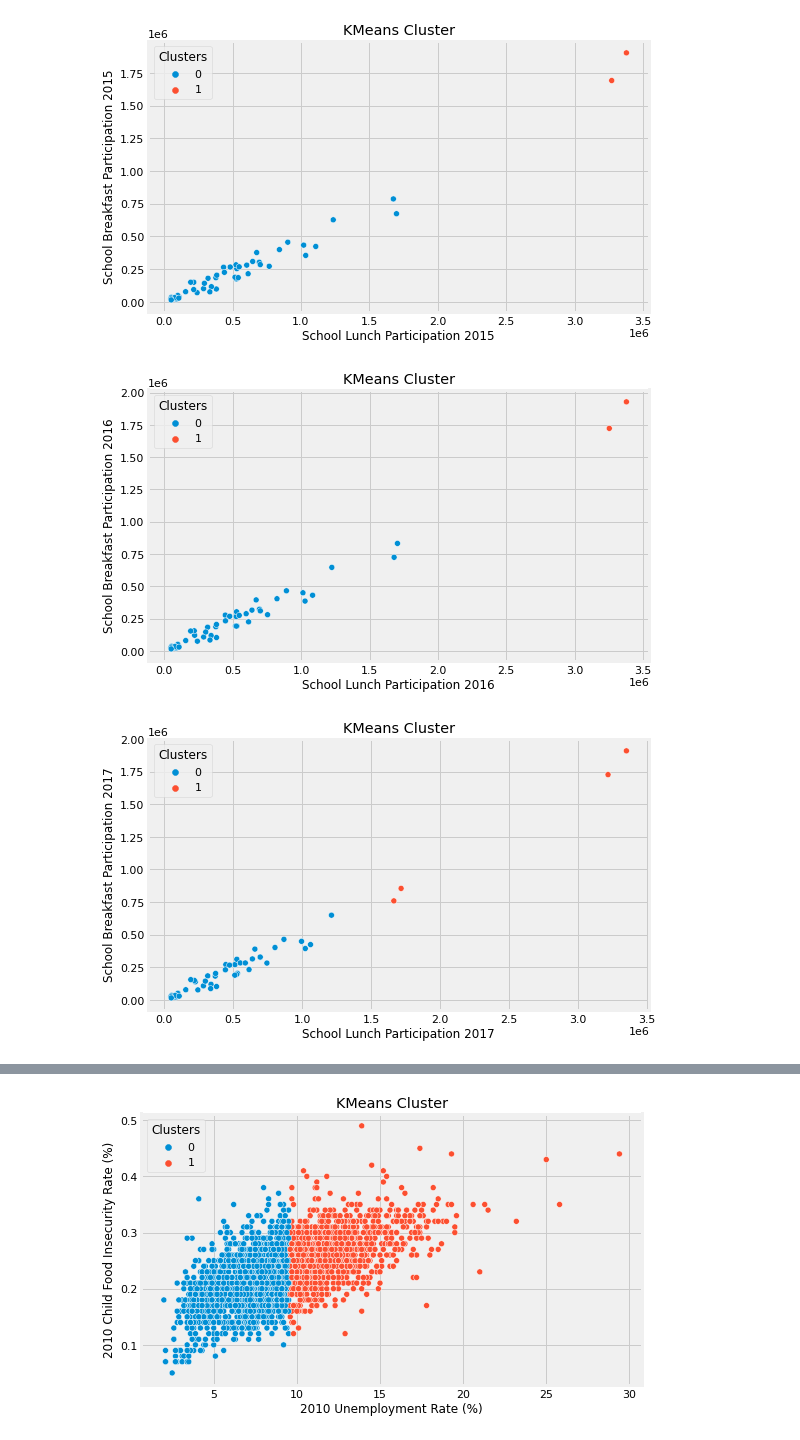
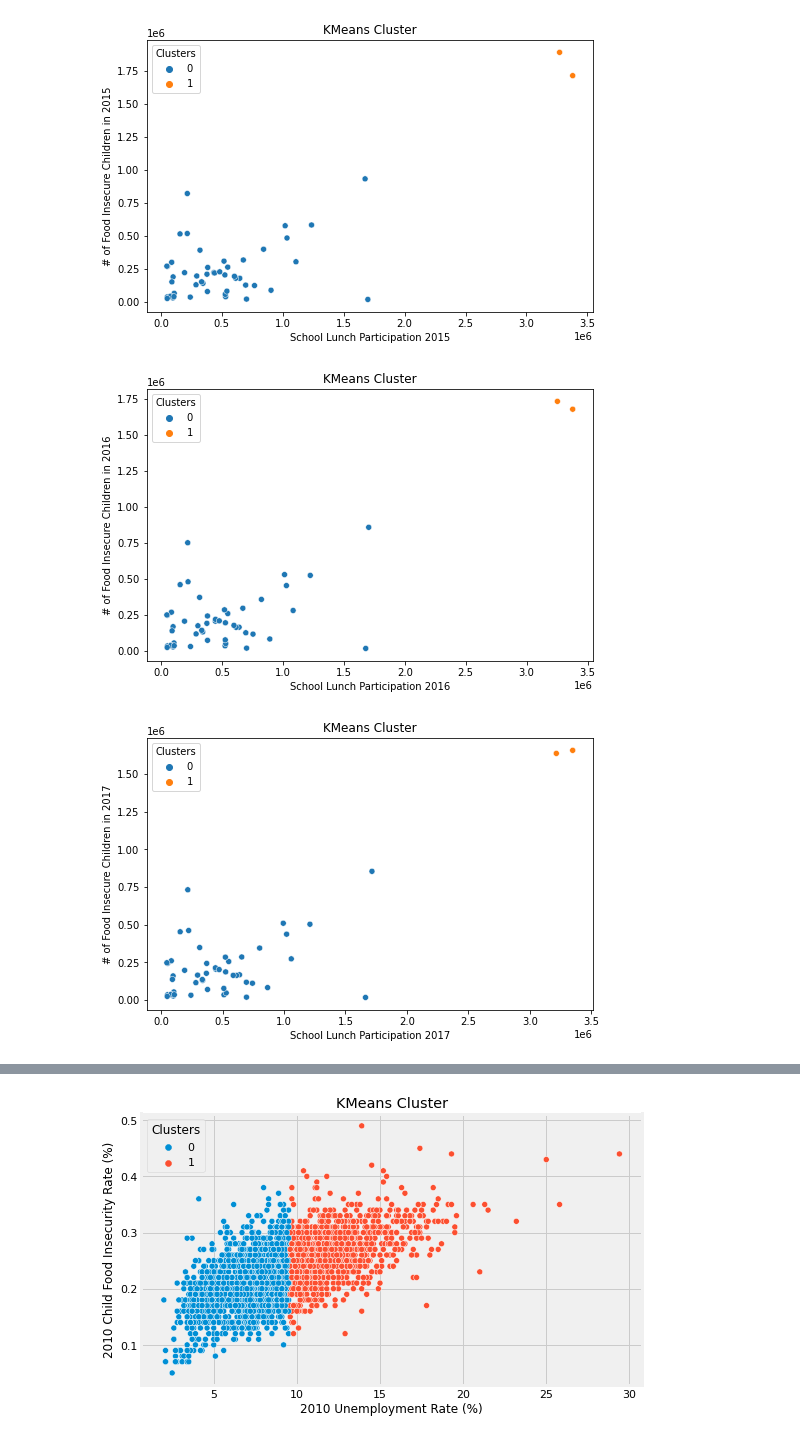
Before and after one commit to nalam004/seniordesign, a Jupyter notebook: K-means clustering.ipynb, the cells around one changed output, grey strips where cells are left out. Drawn from its saved outputs; the diff is of its cells as text; code cells hidden in the pictures.

```diff
--- a/K-means clustering.ipynb
+++ b/K-means clustering.ipynb
@@ -23,20 +26,20 @@ for i in years:
 # %%
 kmeans = cluster.KMeans(n_clusters=2, init='k-means++')
 
 years = [2015, 2016, 2017, 2018]
 
 for i in years:
-    kmeans = kmeans.fit(df[['SLP ' + str(i), 'SBP ' + str(i)]])
+    kmeans = kmeans.fit(df[['SLP ' + str(i), '# of Food Insecure Children in ' + str(i)]])
     kmeans.cluster_centers_
     df['Clusters'] = kmeans.labels_
 
     plt.figure(figsize=(8,5))
-    sns.scatterplot(x='SLP ' + str(i), y='SBP ' + str(i), hue='Clusters', data=df)
+    sns.scatterplot(x='SLP ' + str(i), y='# of Food Insecure Children in ' + str(i), hue='Clusters', data=df)
     plt.title('KMeans Cluster') #title
     plt.xlabel('School Lunch Participation ' + str(i))
-    plt.ylabel('School Breakfast Participation ' + str(i))
+    plt.ylabel('# of Food Insecure Children in ' + str(i))
     plt.show()
 # %% [output]
-[figure, old version]
+[figure, new version]
-[figure, old version]
+[figure, new version]
-[figure, old version]
+[figure, new version]
```
Also changed, not shown: parts of 2 cells of this notebook.
